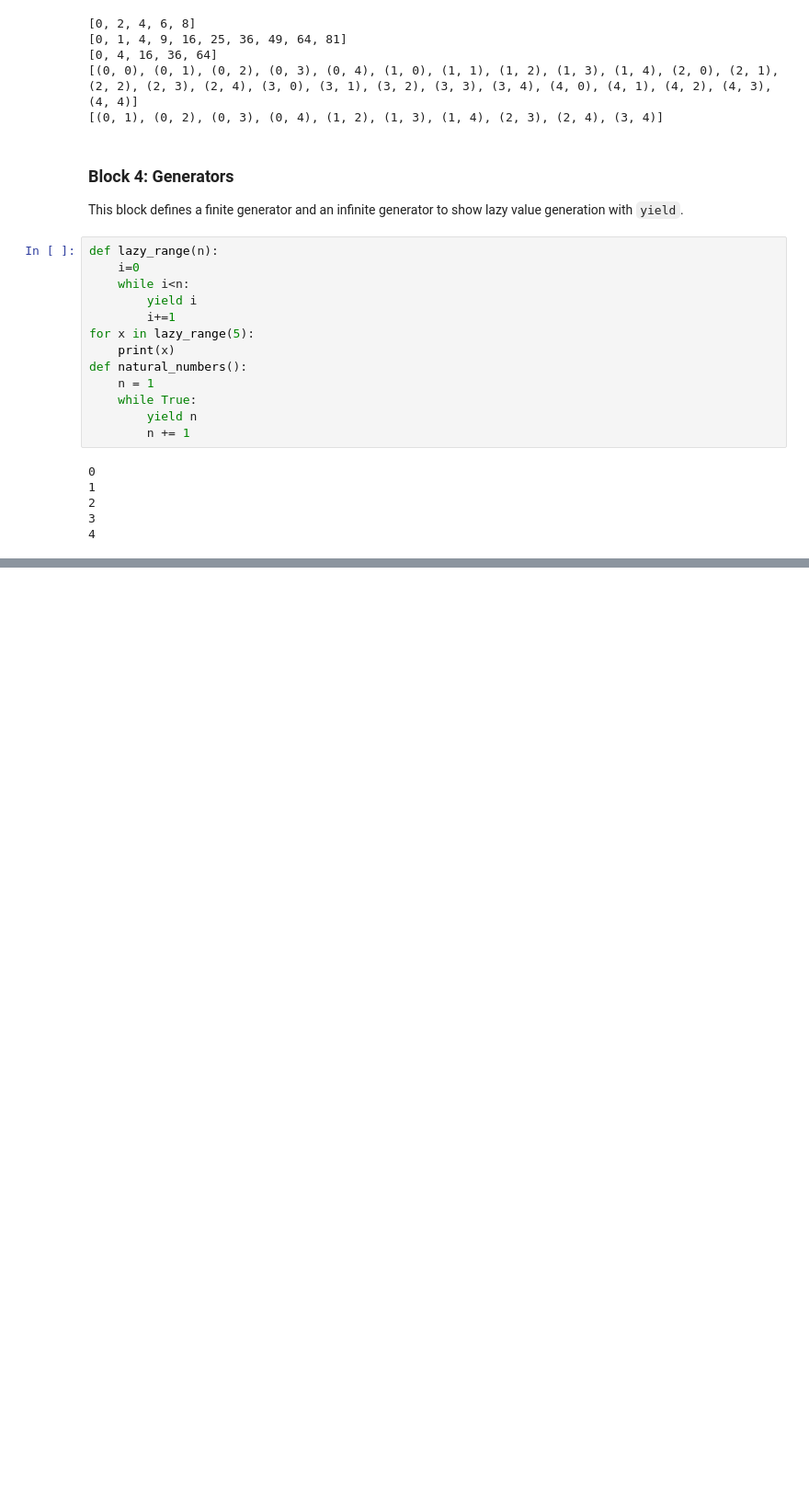
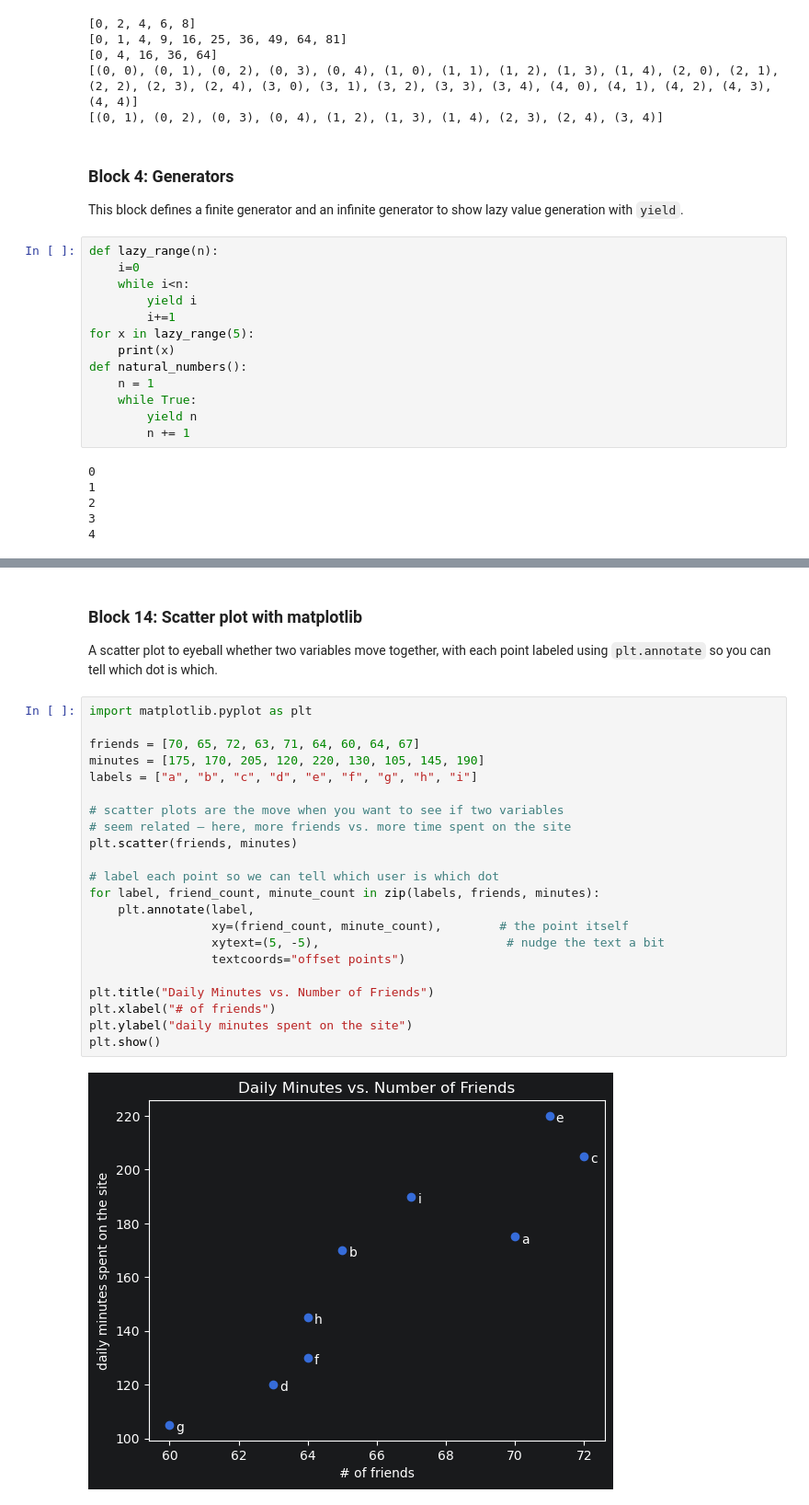
Before and after one commit to imtiazzarif/dsfs-notes, a Jupyter notebook: dsfs.ipynb, the cells around one changed output, grey strips where cells are left out. Shown at 92% size. Drawn from its saved outputs; the diff is of its cells as text; blank space fills up the shorter version.

```diff
--- a/dsfs.ipynb
+++ b/dsfs.ipynb
@@ -69,0 +407,27 @@ def natural_numbers():
+# %% [markdown]
+### Block 14: Scatter plot with matplotlib
+A scatter plot to eyeball whether two variables move together, with each point labeled using `plt.annotate` so you can tell which dot is which.
+# %%
+import matplotlib.pyplot as plt
+
+friends = [70, 65, 72, 63, 71, 64, 60, 64, 67]
+minutes = [175, 170, 205, 120, 220, 130, 105, 145, 190]
+labels = ["a", "b", "c", "d", "e", "f", "g", "h", "i"]
+
+# scatter plots are the move when you want to see if two variables
+# seem related — here, more friends vs. more time spent on the site
+plt.scatter(friends, minutes)
+
+# label each point so we can tell which user is which dot
+for label, friend_count, minute_count in zip(labels, friends, minutes):
+    plt.annotate(label,
+                 xy=(friend_count, minute_count),        # the point itself
+                 xytext=(5, -5),                          # nudge the text a bit
+                 textcoords="offset points")
+
+plt.title("Daily Minutes vs. Number of Friends")
+plt.xlabel("# of friends")
+plt.ylabel("daily minutes spent on the site")
+plt.show()
+# %% [output]
+[figure, added]
```
Also changed, not shown: parts of 43 cells of this notebook.
